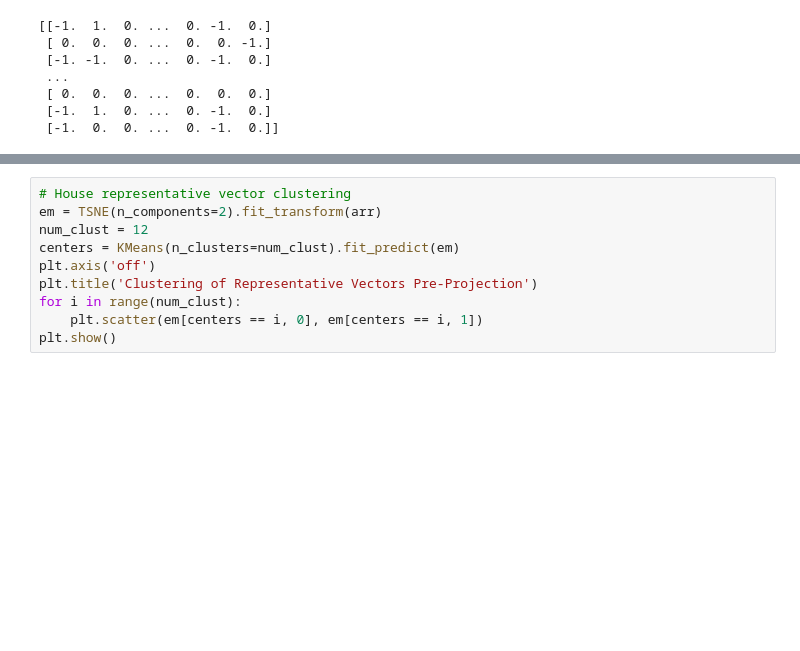
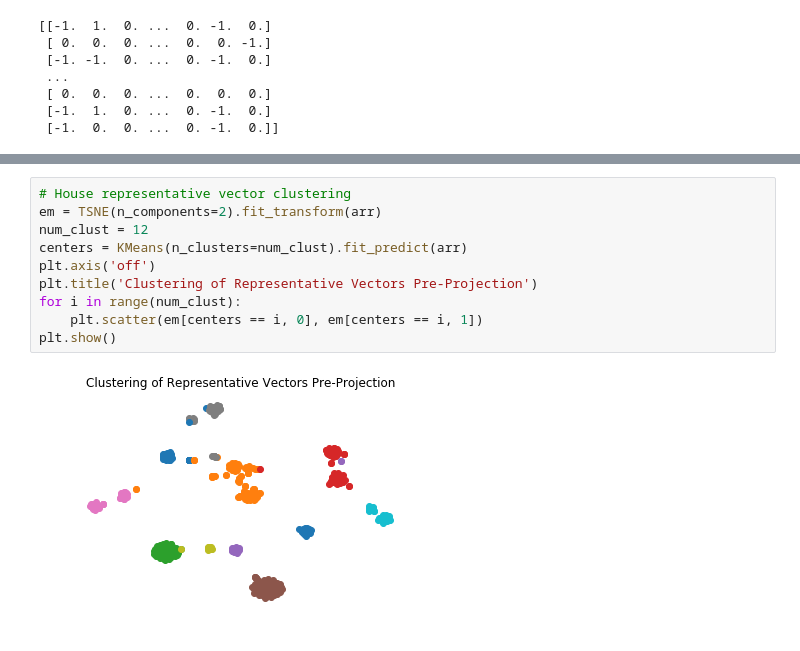
Before and after one commit to vivekmyers/Athenius, a Jupyter notebook: pyscripts/data_visualization.ipynb, the cells around one changed output, grey strips where cells are left out. Saved outputs shown, nothing was run; the diff lists cells and outputs as text; blank space fills up the shorter version.

```diff
--- a/pyscripts/data_visualization.ipynb
+++ b/pyscripts/data_visualization.ipynb
@@ -106,13 +108,15 @@ plt.show();
 # %%
 # House representative vector clustering
 em = TSNE(n_components=2).fit_transform(arr)
 num_clust = 12
-centers = KMeans(n_clusters=num_clust).fit_predict(em)
+centers = KMeans(n_clusters=num_clust).fit_predict(arr)
 plt.axis('off')
 plt.title('Clustering of Representative Vectors Pre-Projection')
 for i in range(num_clust):
     plt.scatter(em[centers == i, 0], em[centers == i, 1])
 plt.show()
+# %% [output]
+[figure, added]
 # %%
 # House representative vectors by party
 num_clust = 2
```
Also changed, not shown: parts of 8 cells of this notebook, 1 other file.
